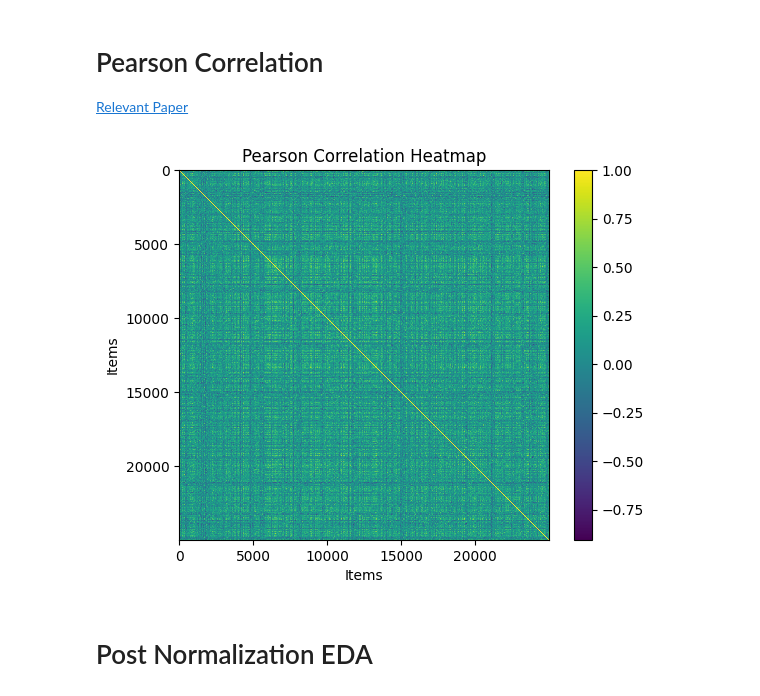
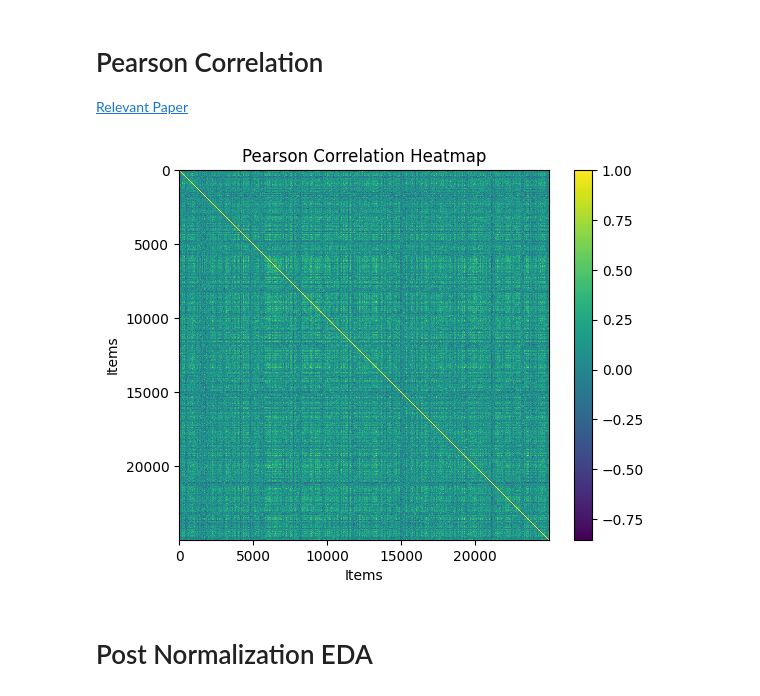
Before and after one commit to richamuktibodh/Laugh-o-Meter, a Jupyter notebook: eda.ipynb, the cells around one changed output. Cells and saved outputs as stored; diff of their text form; code cells hidden in the pictures.

Commit message:
fixed bug that dropped one column every iteration

```diff
--- a/eda.ipynb
+++ b/eda.ipynb
@@ -272,14 +272,14 @@ MemoryError
 # Similarity Matrix 2
 considers **jester-data-1.xls**
 # %%
-df1 = df1.drop(df1.columns[0], axis=1)
+altered_df1 = df1.drop(df1.columns[0], axis=1)
 
 
 
 # normalized_df1 = df1.map(normalize_cell)
 # normalized_df1 = normalized_df1.replace(99, 0)
 
-normalized_df1 = df1.apply(replace_99_with_nan)
+normalized_df1 = altered_df1.apply(replace_99_with_nan)
 normalized_df1 = normalized_df1.apply(subtract_mean_from_row, axis=1)
 normalized_df1 = normalized_df1.apply(replace_nan_with_0)
 
@@ -312,49 +312,49 @@ plt.show()
 # Pearson Correlation
 [Relevant Paper]( https://eigentaste.berkeley.edu/about.html )
 # %%
-df1 = df1.drop(df1.columns[0], axis=1)
+altered_df1 = df1.drop(df1.columns[0], axis=1)
 
 
 
 # normalized_df1 = df1.map(normalize_cell)
 # normalized_df1 = normalized_df1.replace(99, 0)
 
-normalized_df1 = df1.apply(replace_99_with_nan)
+normalized_df1 = altered_df1.apply(replace_99_with_nan)
 normalized_df1 = normalized_df1.apply(subtract_mean_from_row, axis=1)
 normalized_df1 = normalized_df1.apply(replace_nan_with_0)
 
 # normalized_df1 = df1.apply(replace_99_with_nan)
 # normalized_df1 = normalized_df1.apply(subtract_mean_from_row_and_divide_by_stadard_deviation, axis=1)
 # normalized_df1 = normalized_df1.apply(replace_nan_with_0)
 
 
 
 # def pearson_correlation(x, y):
 #     mean_x = np.mean(x)
 #     mean_y = np.mean(y)
 #     s_xy = sum((x - mean_x) * (y - mean_y))
 #     s_x = np.sqrt(sum((x - mean_x)**2))
 #     s_y = np.sqrt(sum((y - mean_y)**2))
 #     return s_xy / (s_x * s_y)
 
 # num_samples = normalized_df1.shape[0]
 # correlation_matrix = np.zeros((num_samples, num_samples))
 
 # for i in range(num_samples):
 #     for j in range(num_samples):
 #         correlation_matrix[i, j] = pearson_correlation(normalized_df1.iloc[i], normalized_df1.iloc[j])
 
-correlation_matrix = np.corrcoef(normalized_df1.T, rowvar=False)
+correlation_matrix = np.corrcoef(normalized_df1, rowvar=True)
 
 
 plt.imshow(correlation_matrix, cmap='viridis', interpolation='nearest')
 plt.colorbar()
 plt.title('Pearson Correlation Heatmap')
 plt.xlabel('Items')
 plt.ylabel('Items')
 plt.show()
 # %% [output]
-[figure, old version]
+[figure, new version]
 # %% [markdown]
 # Post Normalization EDA
 # %%
```
